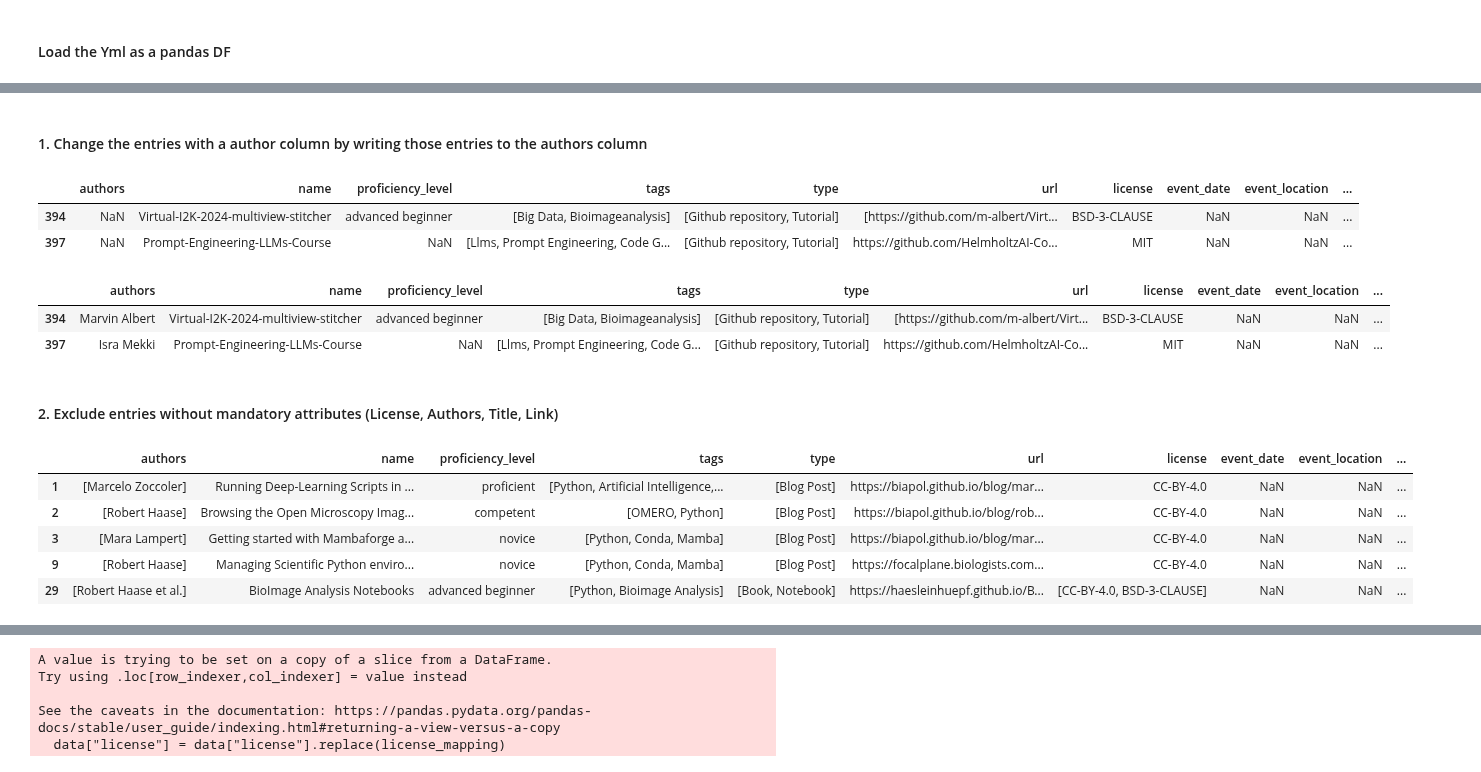
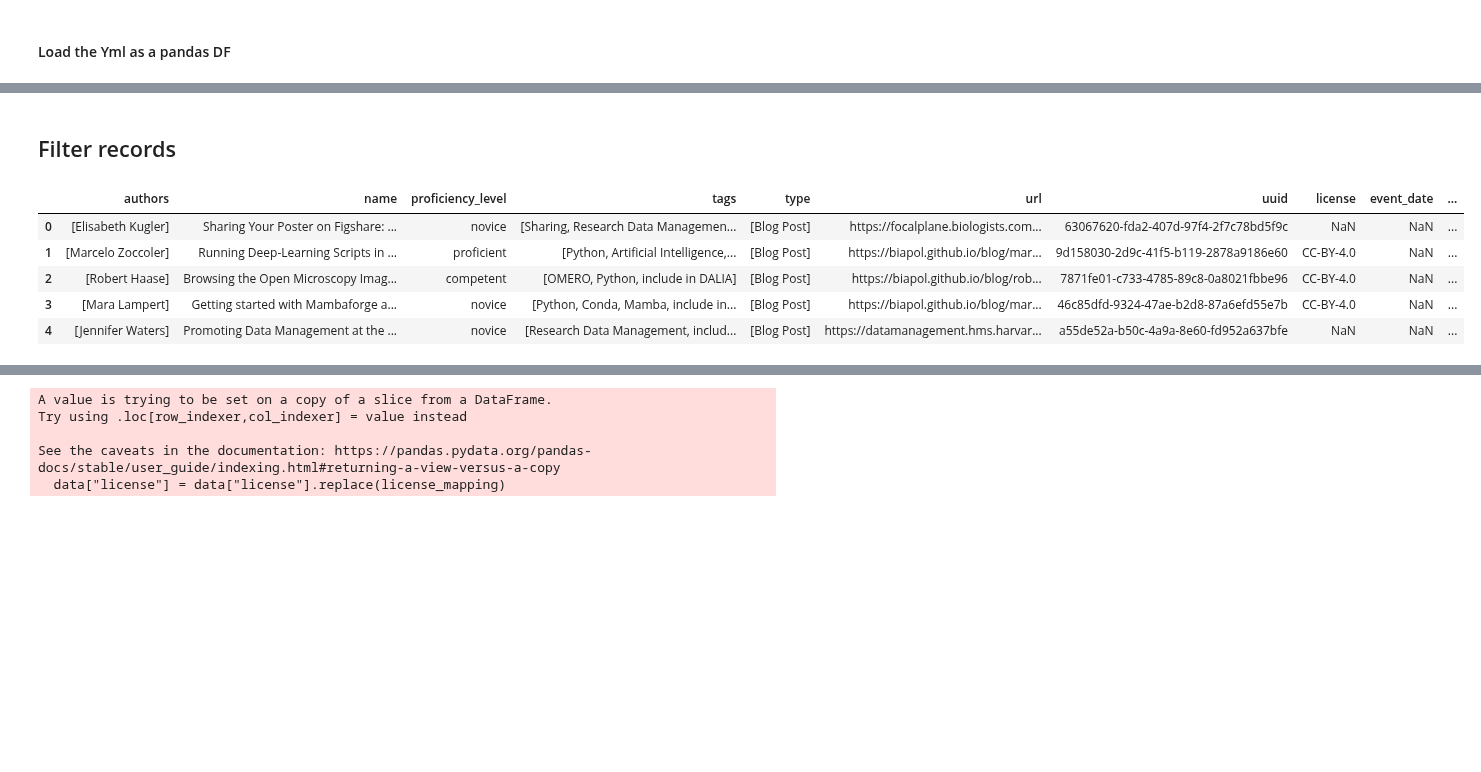
Before and after one commit to NFDI4BIOIMAGE/training, a Jupyter notebook: scripts/Export_to_DALIA.ipynb, the cells around one changed output, grey strips where cells are left out. Drawn from its saved outputs; the diff is of its cells as text; code cells hidden in the pictures; blank space fills up the shorter version.

Commit message:
updated DALIA export notebook and csv

```diff
--- a/scripts/Export_to_DALIA.ipynb
+++ b/scripts/Export_to_DALIA.ipynb
@@ -24,34 +25,15 @@ df.head()
-# %% [markdown]
-#### 1. Change the entries with a author column by writing those entries to the authors column
-# %%
-#check which entries have 'author' column
-df[df['author'].notna()]
-# %% [output]
-|  | authors | name | proficiency_level | tags | type | url | license | event_date | event_location | ... |
-| 394 | NaN | Virtual-I2K-2024-multiview-stitcher | advanced beginner | [Big Data, Bioimageanalysis] | [Github repository, Tutorial] | [https://github.com/m-albert/Virt... | BSD-3-CLAUSE | NaN | NaN | ... |
-| 397 | NaN | Prompt-Engineering-LLMs-Course | NaN | [Llms, Prompt Engineering, Code G... | [Github repository, Tutorial] | https://github.com/HelmholtzAI-Co... | MIT | NaN | NaN | ... |
-# %%
-# Iterate over rows to change the information to the authors column
-for index, entry in df[df['author'].notna()].iterrows():
-    df.loc[index, 'authors'] = entry['author']
-
-df[df['author'].notna()]
-# %% [output]
-|  | authors | name | proficiency_level | tags | type | url | license | event_date | event_location | ... |
-| 394 | Marvin Albert | Virtual-I2K-2024-multiview-stitcher | advanced beginner | [Big Data, Bioimageanalysis] | [Github repository, Tutorial] | [https://github.com/m-albert/Virt... | BSD-3-CLAUSE | NaN | NaN | ... |
-| 397 | Isra Mekki | Prompt-Engineering-LLMs-Course | NaN | [Llms, Prompt Engineering, Code G... | [Github repository, Tutorial] | https://github.com/HelmholtzAI-Co... | MIT | NaN | NaN | ... |
 # %% [markdown]
-#### 2. Exclude entries without mandatory attributes (License, Authors, Title, Link)
+## Filter records
 # %%
-data = df[~df['license'].str.lower().isin(['unknown']) & df['license'].notna() & df['authors'].notna() & df['name'].notna()& df['url'].notna()]
+data = df[~df['license'].str.lower().isin(['unknown']) & df['authors'].notna() & df['name'].notna()& df['url'].notna()]
 data.head()
 # %% [output]
-|  | authors | name | proficiency_level | tags | type | url | license | event_date | event_location | ... |
-| 1 | [Marcelo Zoccoler] | Running Deep-Learning Scripts in ... | proficient | [Python, Artificial Intelligence,... | [Blog Post] | https://biapol.github.io/blog/mar... | CC-BY-4.0 | NaN | NaN | ... |
-| 2 | [Robert Haase] | Browsing the Open Microscopy Imag... | competent | [OMERO, Python] | [Blog Post] | https://biapol.github.io/blog/rob... | CC-BY-4.0 | NaN | NaN | ... |
-| 3 | [Mara Lampert] | Getting started with Mambaforge a... | novice | [Python, Conda, Mamba] | [Blog Post] | https://biapol.github.io/blog/mar... | CC-BY-4.0 | NaN | NaN | ... |
-| 9 | [Robert Haase] | Managing Scientific Python enviro... | novice | [Python, Conda, Mamba] | [Blog Post] | https://focalplane.biologists.com... | CC-BY-4.0 | NaN | NaN | ... |
-| 29 | [Robert Haase et al.] | BioImage Analysis Notebooks | advanced beginner | [Python, Bioimage Analysis] | [Book, Notebook] | https://haesleinhuepf.github.io/B... | [CC-BY-4.0, BSD-3-CLAUSE] | NaN | NaN | ... |
+|  | authors | name | proficiency_level | tags | type | url | uuid | license | event_date | ... |
+| 0 | [Elisabeth Kugler] | Sharing Your Poster on Figshare: ... | novice | [Sharing, Research Data Managemen... | [Blog Post] | https://focalplane.biologists.com... | 63067620-fda2-407d-97f4-2f7c78bd5f9c | NaN | NaN | ... |
+| 1 | [Marcelo Zoccoler] | Running Deep-Learning Scripts in ... | proficient | [Python, Artificial Intelligence,... | [Blog Post] | https://biapol.github.io/blog/mar... | 9d158030-2d9c-41f5-b119-2878a9186e60 | CC-BY-4.0 | NaN | ... |
+| 2 | [Robert Haase] | Browsing the Open Microscopy Imag... | competent | [OMERO, Python, include in DALIA] | [Blog Post] | https://biapol.github.io/blog/rob... | 7871fe01-c733-4785-89c8-0a8021fbbe96 | CC-BY-4.0 | NaN | ... |
+| 3 | [Mara Lampert] | Getting started with Mambaforge a... | novice | [Python, Conda, Mamba, include in... | [Blog Post] | https://biapol.github.io/blog/mar... | 46c85dfd-9324-47ae-b2d8-87a6efd55e7b | CC-BY-4.0 | NaN | ... |
+| 4 | [Jennifer Waters] | Promoting Data Management at the ... | novice | [Research Data Management, includ... | [Blog Post] | https://datamanagement.hms.harvar... | a55de52a-b50c-4a9a-8e60-fd952a637bfe | NaN | NaN | ... |
 # %%
 print(f'Total number of entries found: {len(df)}')
 print(f'Number of entries found with all mandatory entries: {len(data)}')
```
Also changed, not shown: parts of 32 cells of this notebook, 1 other file.
